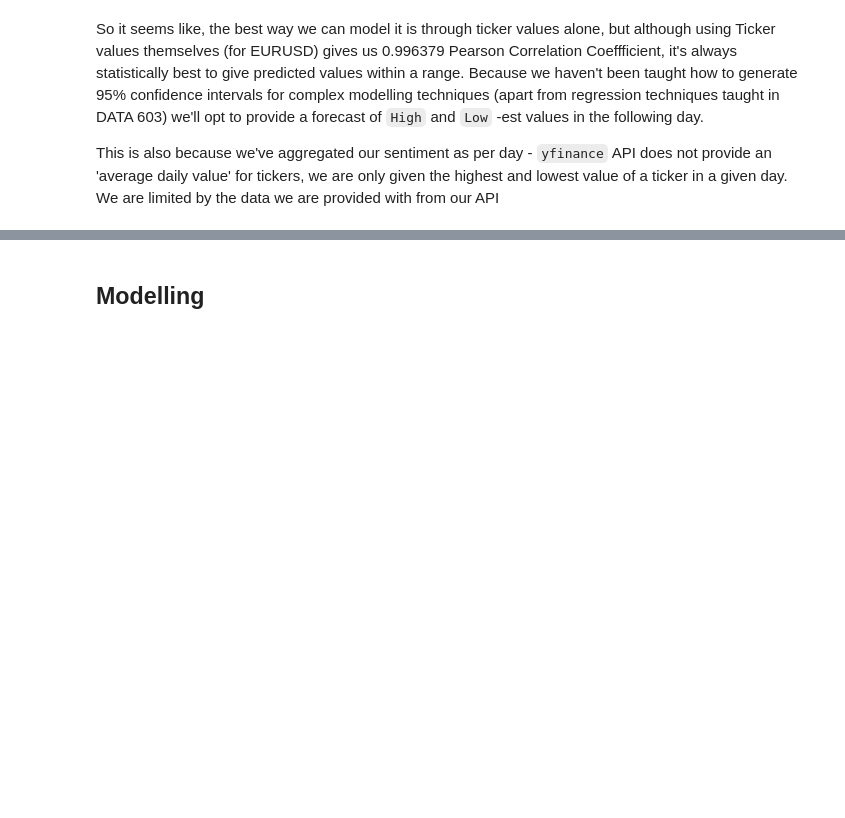
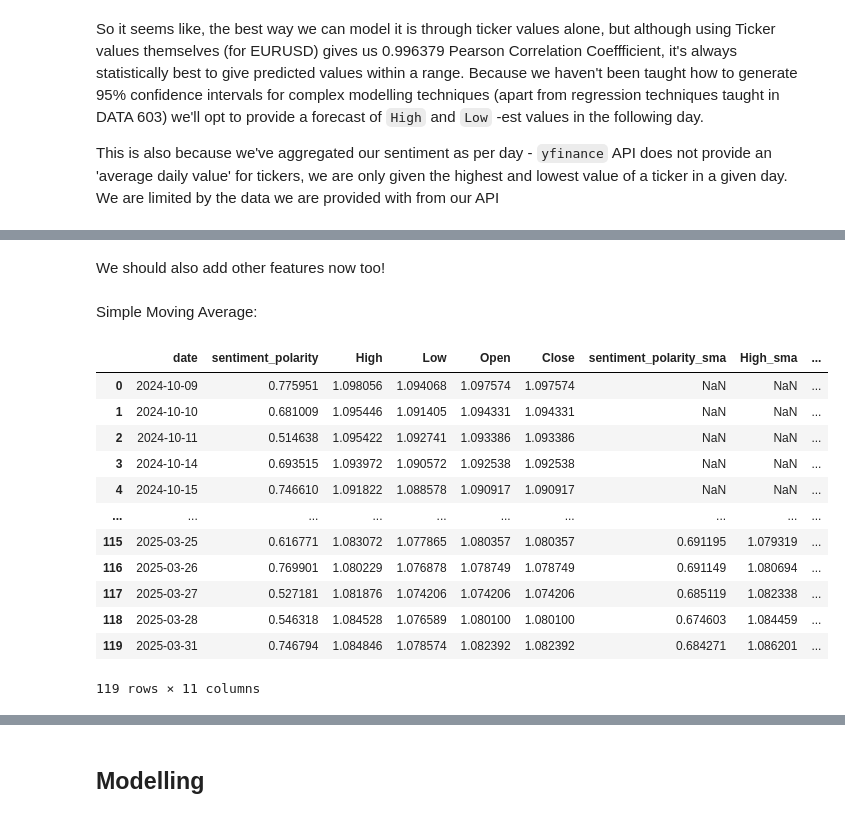
Before and after one commit to asumag4/fxTickerPredict, a Jupyter notebook: testers/news_article_modelling.ipynb, the cells around one changed output, grey strips where cells are left out. Drawn from its saved outputs; the diff is of its cells as text; code cells hidden in the pictures; blank space fills up the shorter version.

```diff
--- a/testers/news_article_modelling.ipynb
+++ b/testers/news_article_modelling.ipynb
@@ -460,0 +337,4 @@ This is also because we've aggregated our sentiment as per day - `yfinance` API
+# %% [markdown]
+We should also add other features now too!
+# %% [markdown]
+Simple Moving Average:
@@ -460,0 +356,16 @@ This is also because we've aggregated our sentiment as per day - `yfinance` API
+# %%
+display(articles2)
+# %% [output]
+|  | date | sentiment_polarity | High | Low | Open | Close | sentiment_polarity_sma | High_sma | ... |
+| 0 | 2024-10-09 | 0.775951 | 1.098056 | 1.094068 | 1.097574 | 1.097574 | NaN | NaN | ... |
+| 1 | 2024-10-10 | 0.681009 | 1.095446 | 1.091405 | 1.094331 | 1.094331 | NaN | NaN | ... |
+| 2 | 2024-10-11 | 0.514638 | 1.095422 | 1.092741 | 1.093386 | 1.093386 | NaN | NaN | ... |
+| 3 | 2024-10-14 | 0.693515 | 1.093972 | 1.090572 | 1.092538 | 1.092538 | NaN | NaN | ... |
+| 4 | 2024-10-15 | 0.746610 | 1.091822 | 1.088578 | 1.090917 | 1.090917 | NaN | NaN | ... |
+| ... | ... | ... | ... | ... | ... | ... | ... | ... | ... |
+| 115 | 2025-03-25 | 0.616771 | 1.083072 | 1.077865 | 1.080357 | 1.080357 | 0.691195 | 1.079319 | ... |
+| 116 | 2025-03-26 | 0.769901 | 1.080229 | 1.076878 | 1.078749 | 1.078749 | 0.691149 | 1.080694 | ... |
+| 117 | 2025-03-27 | 0.527181 | 1.081876 | 1.074206 | 1.074206 | 1.074206 | 0.685119 | 1.082338 | ... |
+| 118 | 2025-03-28 | 0.546318 | 1.084528 | 1.076589 | 1.080100 | 1.080100 | 0.674603 | 1.084459 | ... |
+| 119 | 2025-03-31 | 0.746794 | 1.084846 | 1.078574 | 1.082392 | 1.082392 | 0.684271 | 1.086201 | ... |
+119 rows × 11 columns
```
Also changed, not shown: parts of 64 cells of this notebook, 18 other files.
